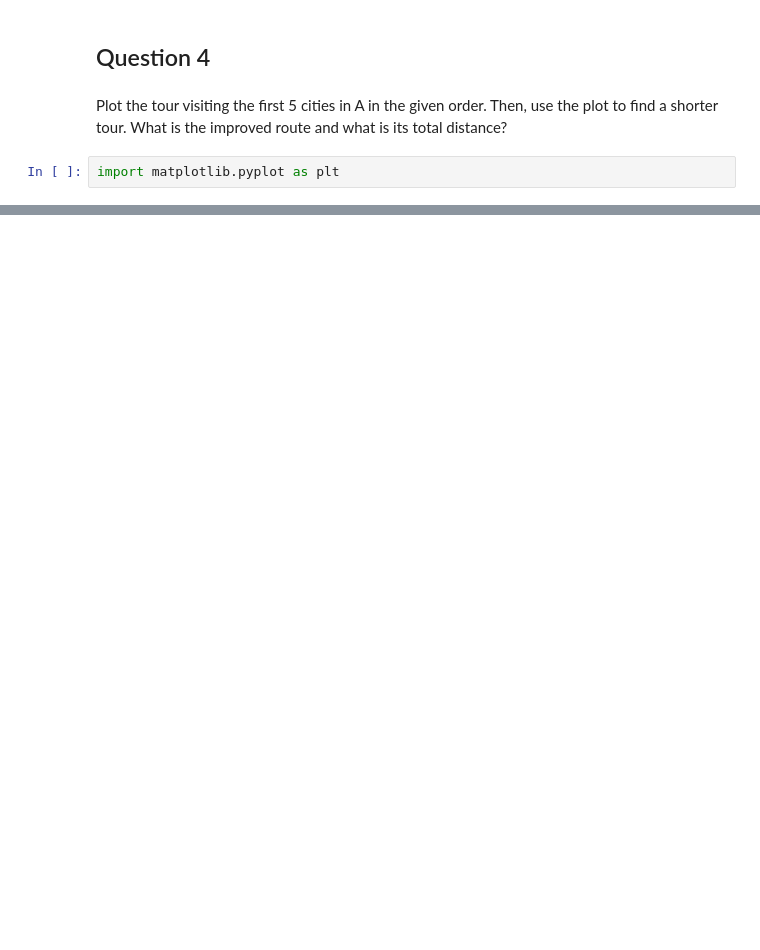
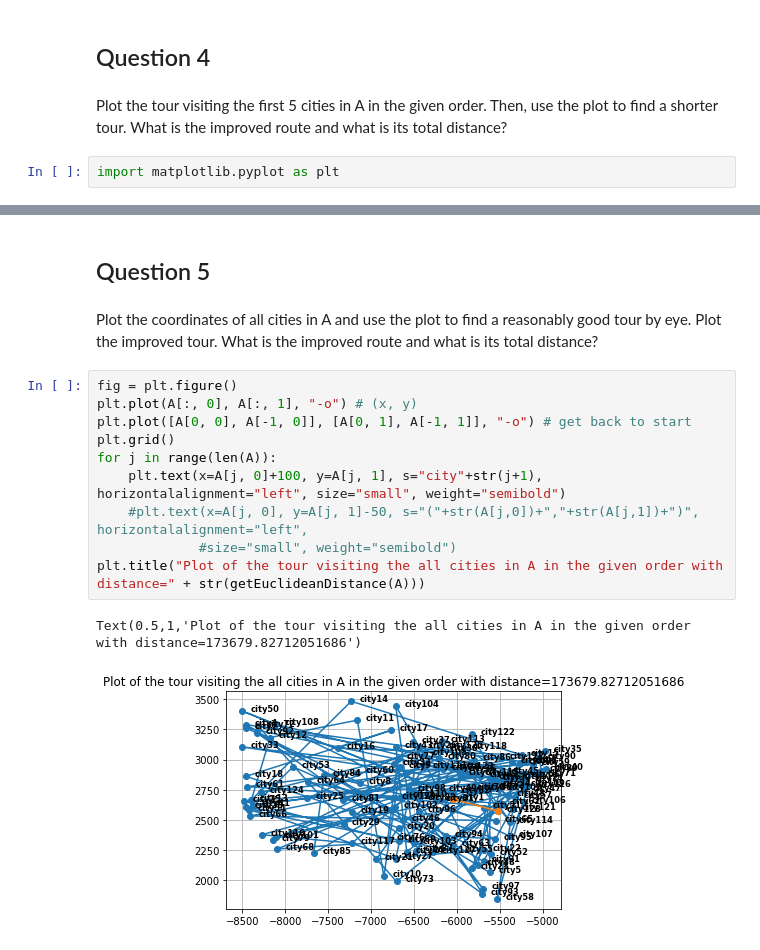
Before and after one commit to JohnniaX/381-Programming, a Jupyter notebook: Math381HW4.ipynb, the cells around one changed output, grey strips where cells are left out. Saved outputs shown, nothing was run; the diff lists cells and outputs as text; blank space fills up the shorter version.

```diff
--- a/Math381HW4.ipynb
+++ b/Math381HW4.ipynb
@@ -72,0 +106,19 @@ Text(0.5,1,'Plot of the tour visiting the first 5 cities in A in the given order
+# %% [markdown]
+## Question 5
+# %% [markdown]
+Plot the coordinates of all cities in A and use the plot to find a reasonably good
+tour by eye. Plot the improved tour. What is the improved route and what is its
+total distance?
+# %%
+fig = plt.figure()
+plt.plot(A[:, 0], A[:, 1], "-o") # (x, y)
+plt.plot([A[0, 0], A[-1, 0]], [A[0, 1], A[-1, 1]], "-o") # get back to start
+plt.grid()
+for j in range(len(A)):
+    plt.text(x=A[j, 0]+100, y=A[j, 1], s="city"+str(j+1), horizontalalignment="left", size="small", weight="semibold")
+    #plt.text(x=A[j, 0], y=A[j, 1]-50, s="("+str(A[j,0])+","+str(A[j,1])+")", horizontalalignment="left",
+             #size="small", weight="semibold")
+plt.title("Plot of the tour visiting the all cities in A in the given order with distance=" + str(getEuclideanDistance(A)))
+# %% [output]
+Text(0.5,1,'Plot of the tour visiting the all cities in A in the given order with distance=173679.82712051686')
+[figure, added]
```
Also changed, not shown: parts of 48 cells of this notebook.
